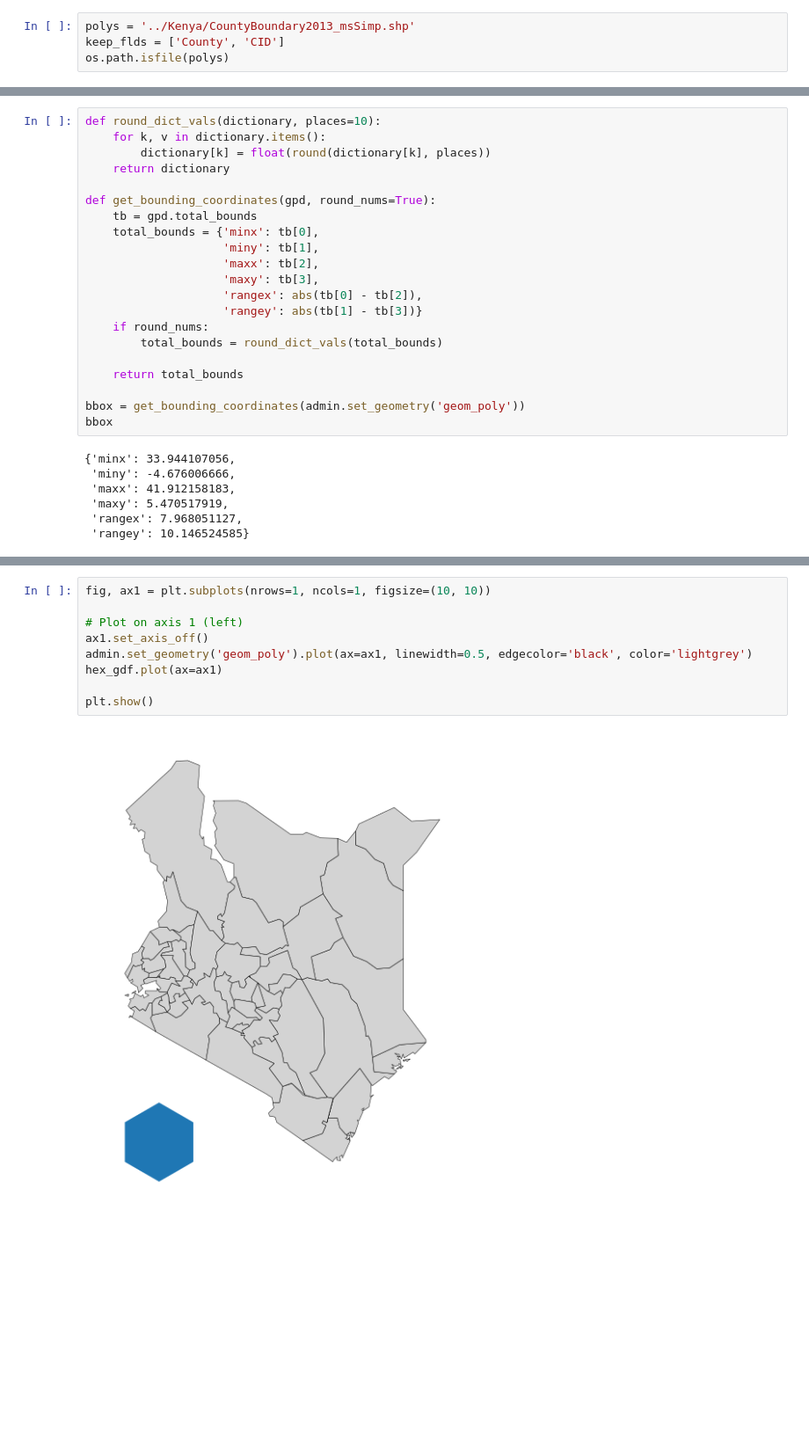
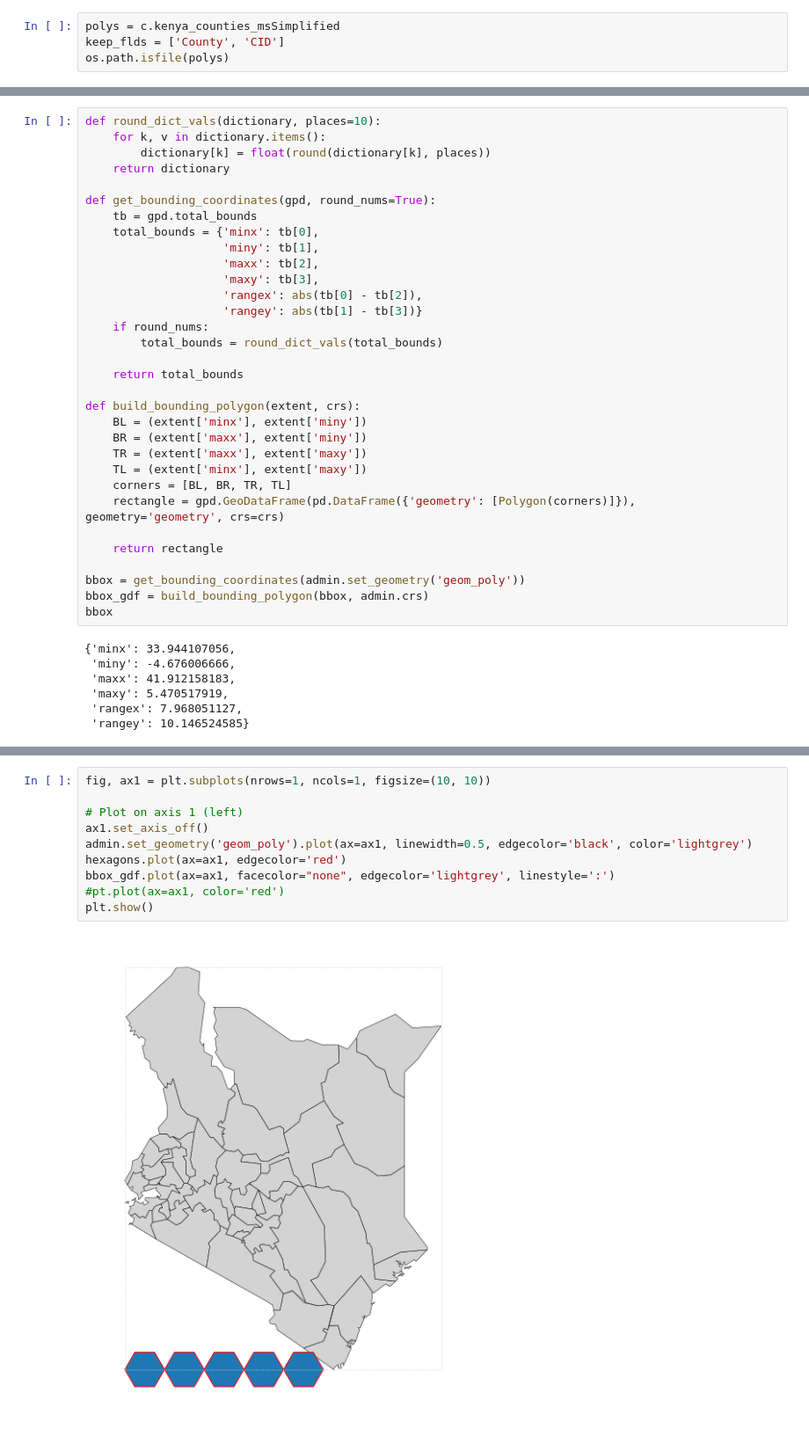
Before and after one commit to deitelberg/Python-projects, a Jupyter notebook: gridmap_refactor.ipynb, the cells around one changed output, grey strips where cells are left out. Shown: that part at 88% size. Saved outputs shown, nothing was run; the diff lists cells and outputs as text; blank space fills up the shorter version.

Commit message:
progress on hexagons

```diff
--- a/gridmap_refactor.ipynb
+++ b/gridmap_refactor.ipynb
@@ -11,5 +12,5 @@ from shapely.geometry import Polygon
 # %%
-polys = '../Kenya/CountyBoundary2013_msSimp.shp'
+polys = c.kenya_counties_msSimplified
 keep_flds = ['County', 'CID']
 os.path.isfile(polys)
 # %% [output]
@@ -97,7 +98,18 @@ def get_bounding_coordinates(gpd, round_nums=True):
 
     return total_bounds
 
+def build_bounding_polygon(extent, crs):
+    BL = (extent['minx'], extent['miny'])
+    BR = (extent['maxx'], extent['miny'])
+    TR = (extent['maxx'], extent['maxy'])
+    TL = (extent['minx'], extent['maxy'])
+    corners = [BL, BR, TR, TL]
+    rectangle = gpd.GeoDataFrame(pd.DataFrame({'geometry': [Polygon(corners)]}), geometry='geometry', crs=crs)
+
+    return rectangle
+
 bbox = get_bounding_coordinates(admin.set_geometry('geom_poly'))
+bbox_gdf = build_bounding_polygon(bbox, admin.crs)
 bbox
 # %% [output]
 {'minx': 33.944107056,
@@ -156,11 +199,12 @@ hex_gdf = gpd.GeoDataFrame(pd.DataFrame({'geometry': [Polygon(hexagon)]}), geome
 # %%
 fig, ax1 = plt.subplots(nrows=1, ncols=1, figsize=(10, 10))
 
 # Plot on axis 1 (left)
 ax1.set_axis_off()
 admin.set_geometry('geom_poly').plot(ax=ax1, linewidth=0.5, edgecolor='black', color='lightgrey')
-hex_gdf.plot(ax=ax1)
-
+hexagons.plot(ax=ax1, edgecolor='red')
+bbox_gdf.plot(ax=ax1, facecolor="none", edgecolor='lightgrey', linestyle=':')
+#pt.plot(ax=ax1, color='red')
 plt.show()
 # %% [output]
-[figure, old version]
+[figure, new version]
```
Also changed, not shown: parts of 2 cells of this notebook, 1 other file.
